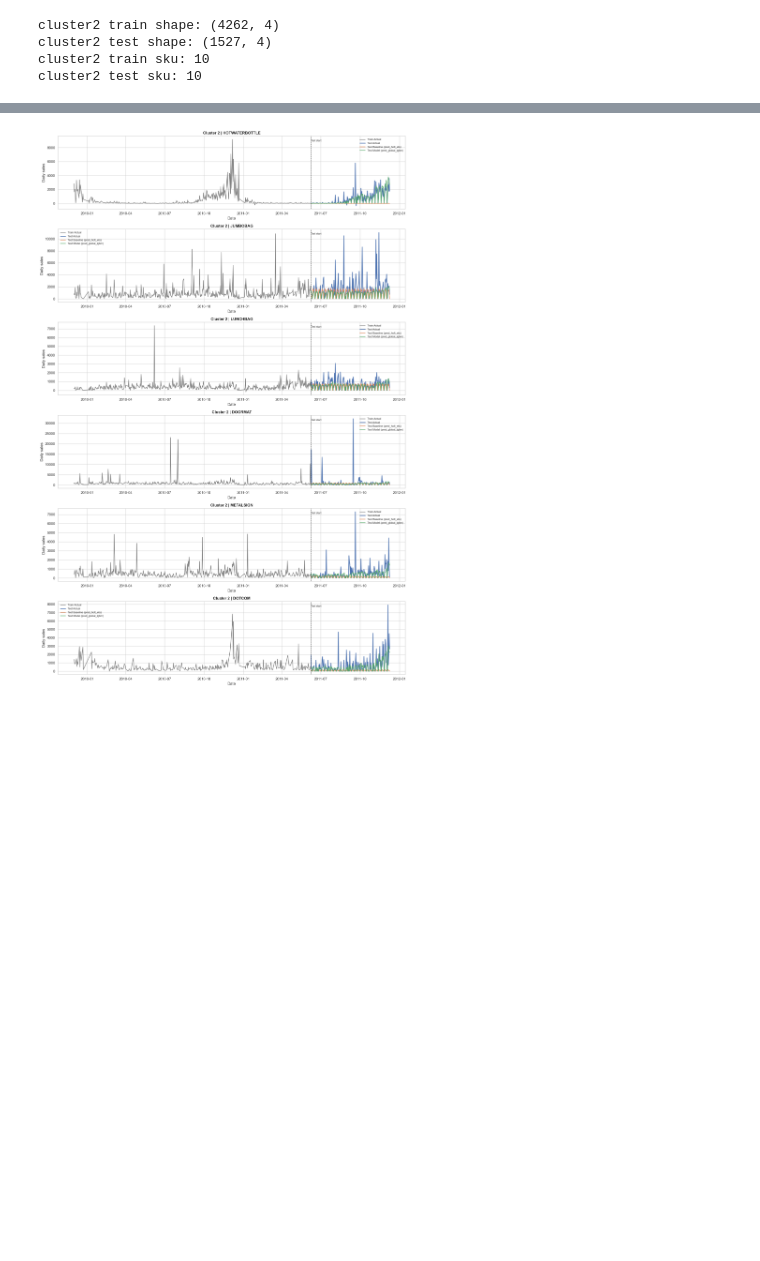
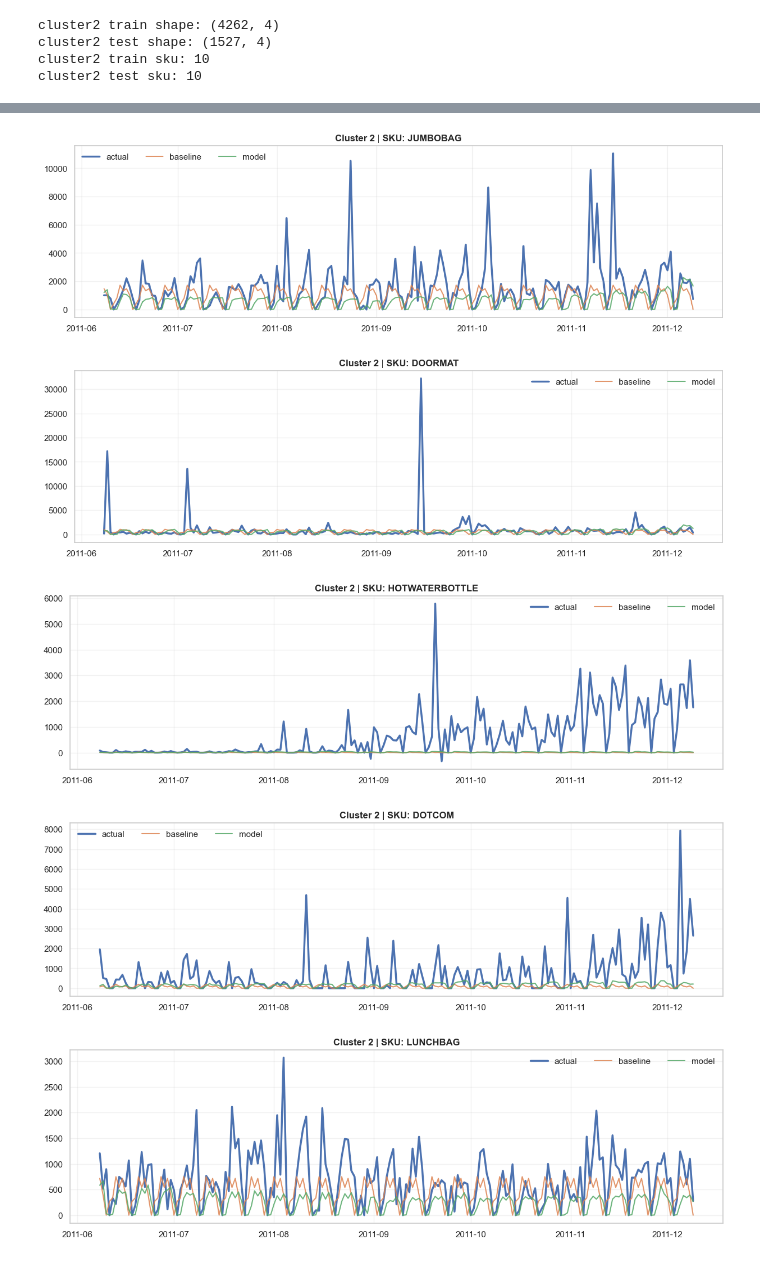
Before and after one commit to CserYe03na/Online_Retail_Forecasting, a Jupyter notebook: forecasting_0&2.ipynb, the cells around one changed output, grey strips where cells are left out. Cells and saved outputs as stored; diff of their text form; code cells hidden in the pictures; blank space fills up the shorter version.

```diff
--- a/forecasting_0&2.ipynb
+++ b/forecasting_0&2.ipynb
@@ -197,16 +214,12 @@ def plot_top_sku_comparison(
         .head(top_n)
         .index.tolist()
     )
-    train_panel = train_df[train_df['product_family_name'].isin(top_skus)].copy()
     pred_panel = pred_df[pred_df['product_family_name'].isin(top_skus)].copy()
-    art = SimpleNamespace(train_panel=train_panel, pred_df=pred_panel)
-    c1c3_plot_random_skus_train_test(
-        art=art,
-        cluster_label=title_prefix,
-        baseline_col=baseline_col,
-        model_col=model_col,
-        n_skus=len(top_skus),
-        random_state=random_state,
+    c1c3_plot_top_sku_examples(
+        pred_df=pred_panel,
+        model_cols={'baseline': baseline_col, 'model': model_col},
+        title_prefix=title_prefix,
+        top_n=len(top_skus),
     )
 # %% [markdown]
 ## Cluster 0
@@ -442,7 +470,7 @@ cluster2_m1_val_days = 28
 cluster2_tune = True
 cluster2_feature_cols = C2_DEFAULT_FEATURE_COLS.copy()
 cluster2_categorical_feature_cols = C2_DEFAULT_CATEGORICAL_FEATURE_COLS.copy()
-cluster2_prediction_output_path = 'forecasting/c2_m2_prediction.parquet'
+cluster2_prediction_output_path = 'data/forecasting/c2_prediction.parquet'
 cluster2_plot_top_n_skus = 6
 # %%
 # Cluster 2 shared data
@@ -475,6 +503,13 @@ def run_cluster2_model1():
         test_df=cluster2_test_df,
         params=best_params,
     )
+    pred_long = build_single_prediction_frame(
+        sku_actual_df=sku_actual_df,
+        sku_pred_df=sku_pred_df,
+        pred_col=C2_M1_PRED_COL,
+        cluster_id=cluster2_id,
+    )
+    merge_prediction_output(pred_long, cluster2_prediction_output_path)
     return {
         'best_params': best_params,
         'tuning_df': tuning_df,
@@ -645,14 +694,18 @@ for key in ['confusion_by_period', 'error_decomposition']:
 # %%
 # Cluster 2 - Top-SKU plots
 plot_top_sku_comparison(
-    train_df=cluster2_train_df,
+    train_df=cluster2_model2_artifacts.train_panel,
     actual_df=cluster2_model1_run['sku_actual_df'],
     baseline_df=cluster2_model1_run['sku_pred_df'],
     model_df=cluster2_model2_pred_df,
     top_n=cluster2_plot_top_n_skus,
     title_prefix='Cluster 2',
     baseline_col=C2_M1_PRED_COL,
     model_col=C2_M2_PRED_COL,
 )
 # %% [output]
-[figure, old version]
+[figure, new version]
+[figure, added]
+[figure, added]
+[figure, added]
+[figure, added]
```
Also changed, not shown: parts of 16 cells of this notebook, 6 other files.
